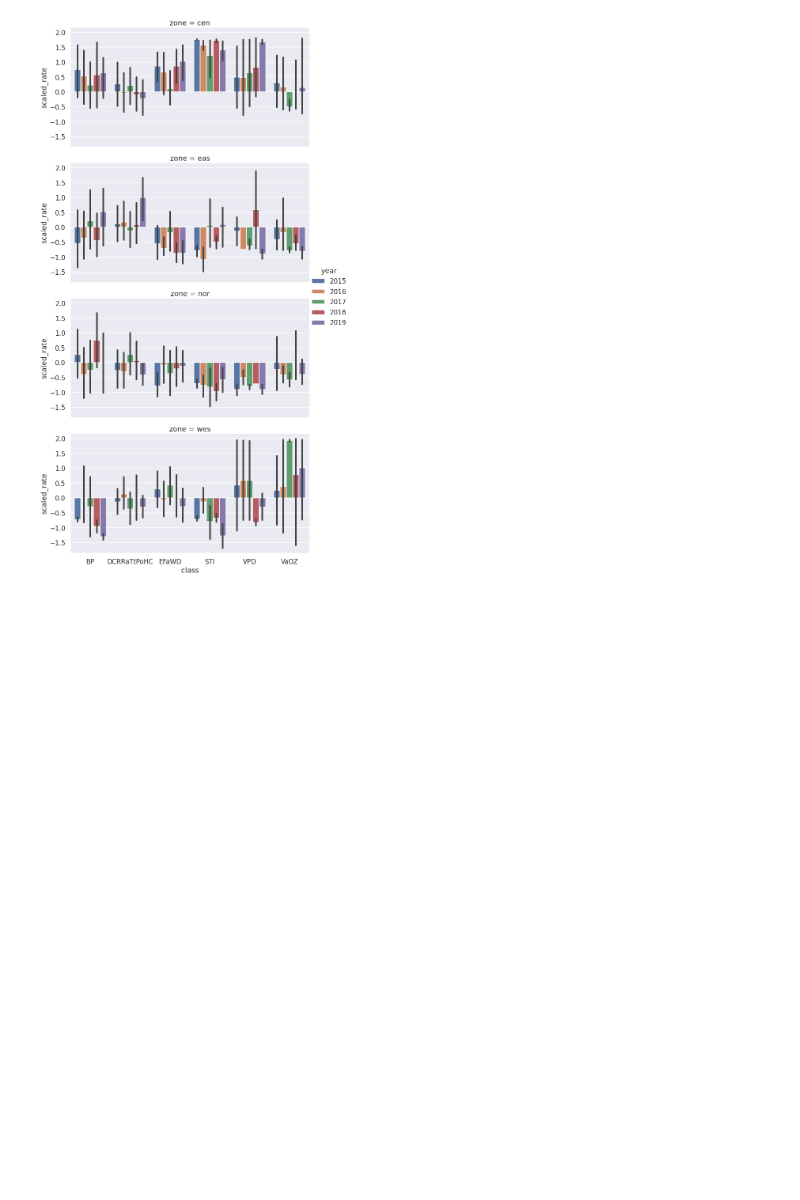
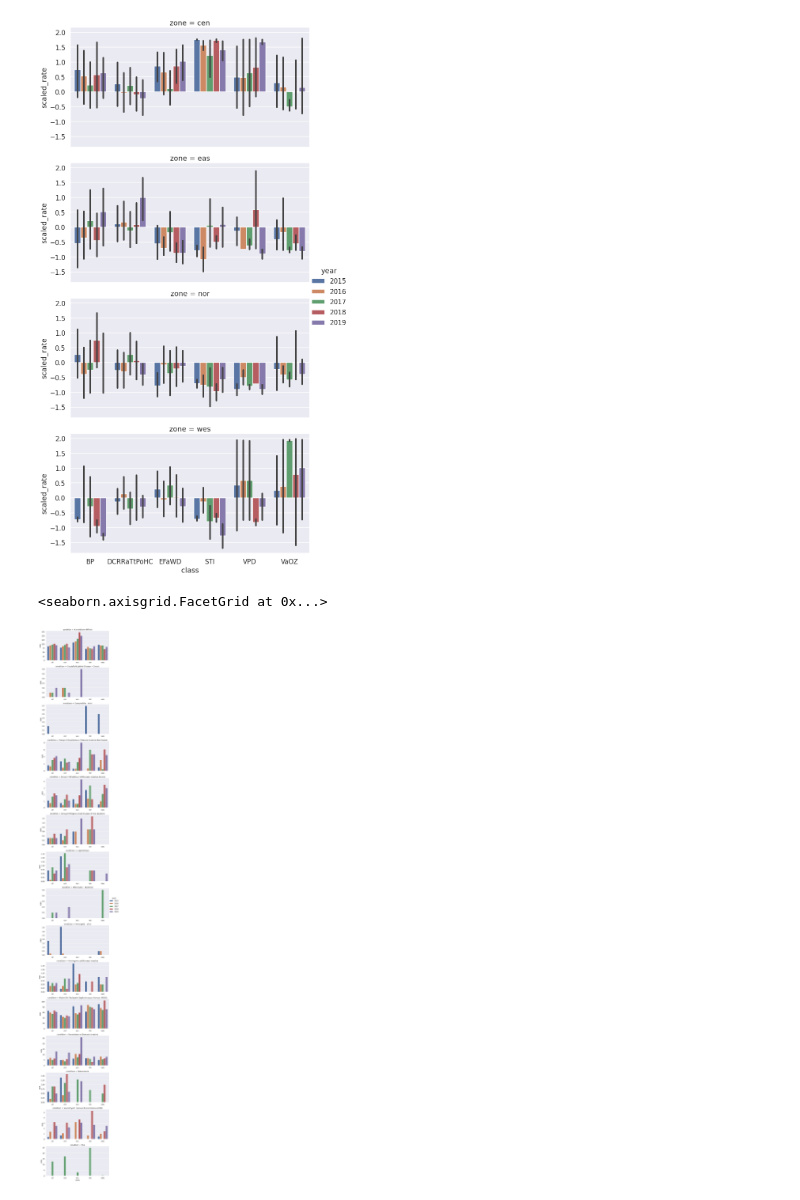
Before and after one commit to jtsiddons/NS_Health_EDA, a Jupyter notebook: code/02_zone_EDA.ipynb, the cells around one changed output. Cells and saved outputs as stored; diff of their text form; code cells hidden in the pictures; blank space fills up the shorter version.

Commit message:
More plots

```diff
--- a/code/02_zone_EDA.ipynb
+++ b/code/02_zone_EDA.ipynb
@@ -178,3 +182,19 @@ sns.catplot(
 # %% [output]
 <seaborn.axisgrid.FacetGrid at 0x...>
 [figure]
+# %%
+sns.catplot(
+	kind="bar",
+	x="zone",
+	y="rate",
+	hue="year",
+	row="condition",
+	# col="zone",
+	sharey=False,
+	sharex=False,
+	aspect=2,
+	data=dfrm[dfrm['class']=="DCRRaTtPoHC"].query("condition != 'total'")
+)
+# %% [output]
+<seaborn.axisgrid.FacetGrid at 0x...>
+[figure, added]
```
Also changed, not shown: parts of 3 cells of this notebook.
